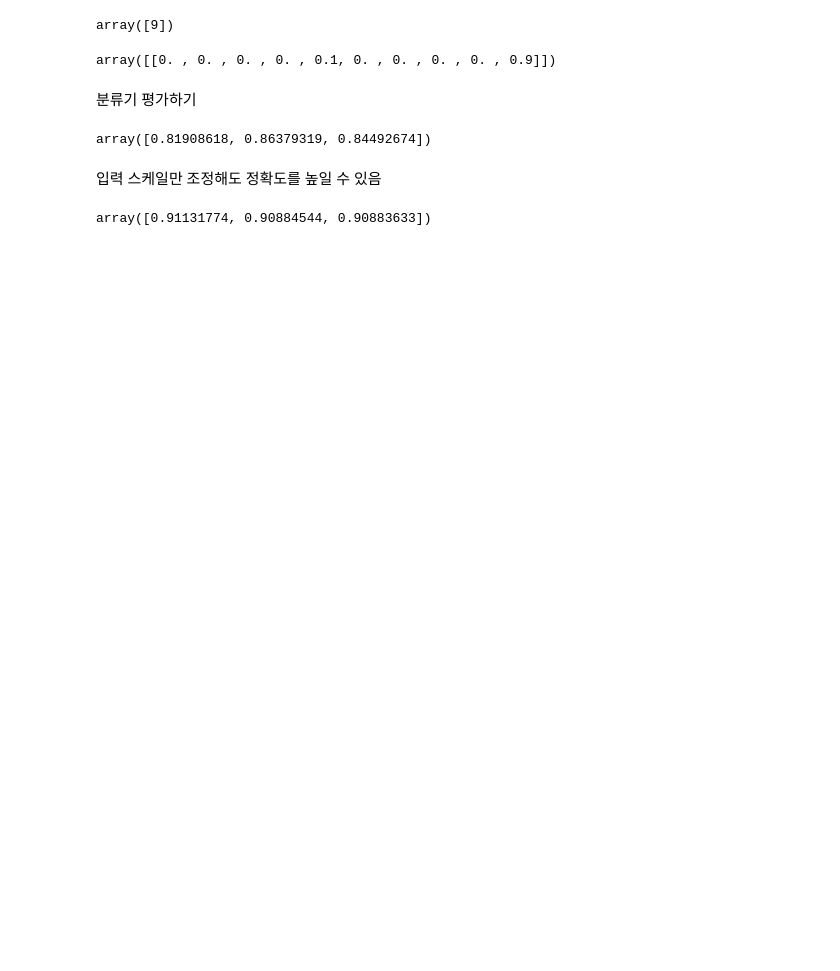
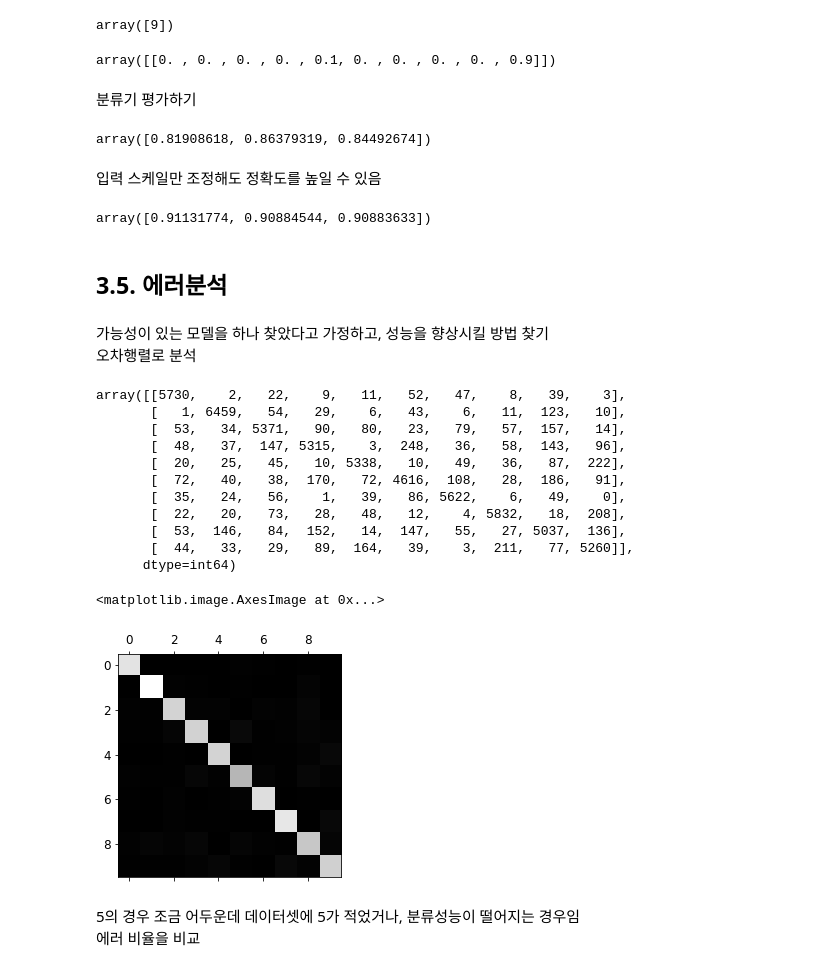
Before and after one commit to Suhwan-Ji/Study_ML, a Jupyter notebook: NoteBooks/Ch03. 분류.ipynb, the cells around one changed output. Saved outputs shown, nothing was run; the diff lists cells and outputs as text; code cells hidden in the pictures; blank space fills up the shorter version.

```diff
--- a/NoteBooks/Ch03. 분류.ipynb
+++ b/NoteBooks/Ch03. 분류.ipynb
@@ -394,3 +394,31 @@ X_train_scaled = scaler.fit_transform(X_train.astype(np.float64))
 cross_val_score(sgd_clf,X_train_scaled,y_train,cv = 3, scoring='accuracy')
 # %% [output]
 array([0.91131774, 0.90884544, 0.90883633])
+# %% [markdown]
+## 3.5. 에러분석
+# %% [markdown]
+가능성이 있는 모델을 하나 찾았다고 가정하고, 성능을 향상시킬 방법 찾기
+오차행렬로 분석
+# %%
+y_train_pred = cross_val_predict(sgd_clf,X_train_scaled,y_train,cv = 3)
+conf_mx = confusion_matrix(y_train,y_train_pred)
+conf_mx
+plt.matshow(conf_mx,cmap=plt.cm.gray)
+plt.show()
+# %% [output]
+array([[5730,    2,   22,    9,   11,   52,   47,    8,   39,    3],
+       [   1, 6459,   54,   29,    6,   43,    6,   11,  123,   10],
+       [  53,   34, 5371,   90,   80,   23,   79,   57,  157,   14],
+       [  48,   37,  147, 5315,    3,  248,   36,   58,  143,   96],
+       [  20,   25,   45,   10, 5338,   10,   49,   36,   87,  222],
+       [  72,   40,   38,  170,   72, 4616,  108,   28,  186,   91],
+       [  35,   24,   56,    1,   39,   86, 5622,    6,   49,    0],
+       [  22,   20,   73,   28,   48,   12,    4, 5832,   18,  208],
+       [  53,  146,   84,  152,   14,  147,   55,   27, 5037,  136],
+       [  44,   33,   29,   89,  164,   39,    3,  211,   77, 5260]],
+      dtype=int64)
+<matplotlib.image.AxesImage at 0x...>
+[figure, added]
+# %% [markdown]
+5의 경우 조금 어두운데 데이터셋에 5가 적었거나, 분류성능이 떨어지는 경우임
+에러 비율을 비교
```
Also changed, not shown: parts of 12 cells of this notebook.
